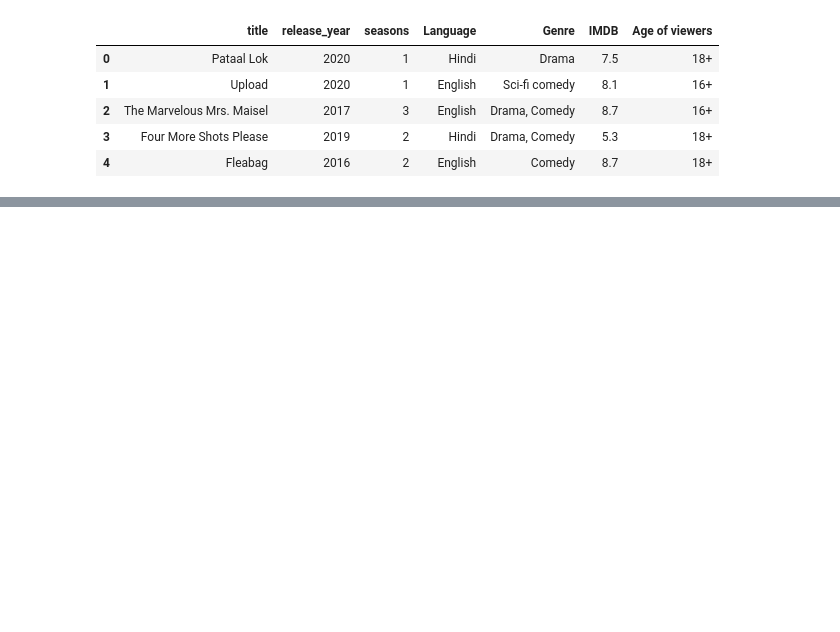
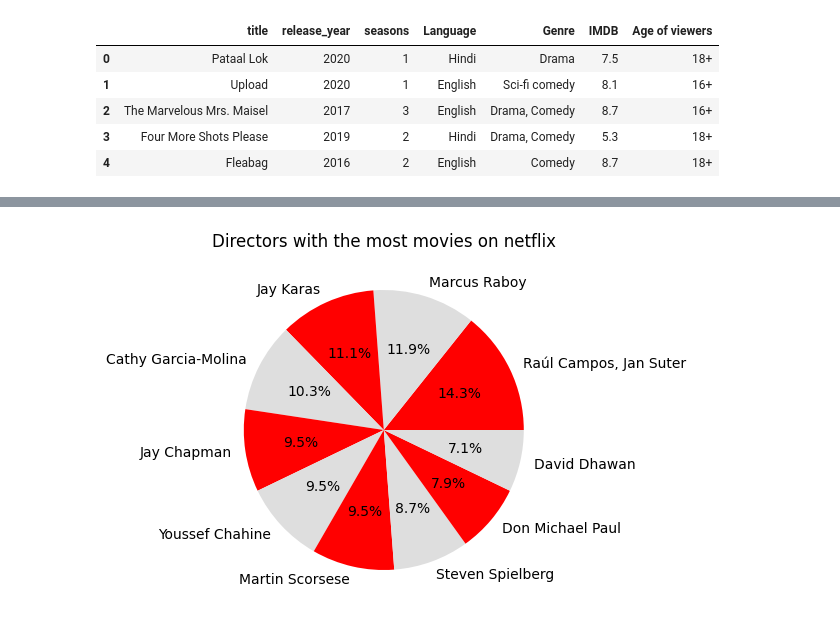
Before and after one commit to emirryilmazz/movies_datascience, a Jupyter notebook: project.ipynb, the cells around one changed output, grey strips where cells are left out. Cells and saved outputs as stored; diff of their text form; code cells hidden in the pictures; blank space fills up the shorter version.

```diff
--- a/project.ipynb
+++ b/project.ipynb
@@ -128,0 +137,8 @@ netflix_data2.head()
+# %%
+plt.figure(figsize=(10,10))
+plt.subplot(2,2,1)
+plt.title('Directors with the most movies on netflix')
+plt.pie(netflix_data1['director'].value_counts().head(10), labels=netflix_data1['director'].value_counts().head(10).index, autopct='%1.1f%%' ,colors=['#ff0000', '#dedede'])
+plt.show()
+# %% [output]
+[figure, added]
```
Also changed, not shown: parts of 7 cells of this notebook.
